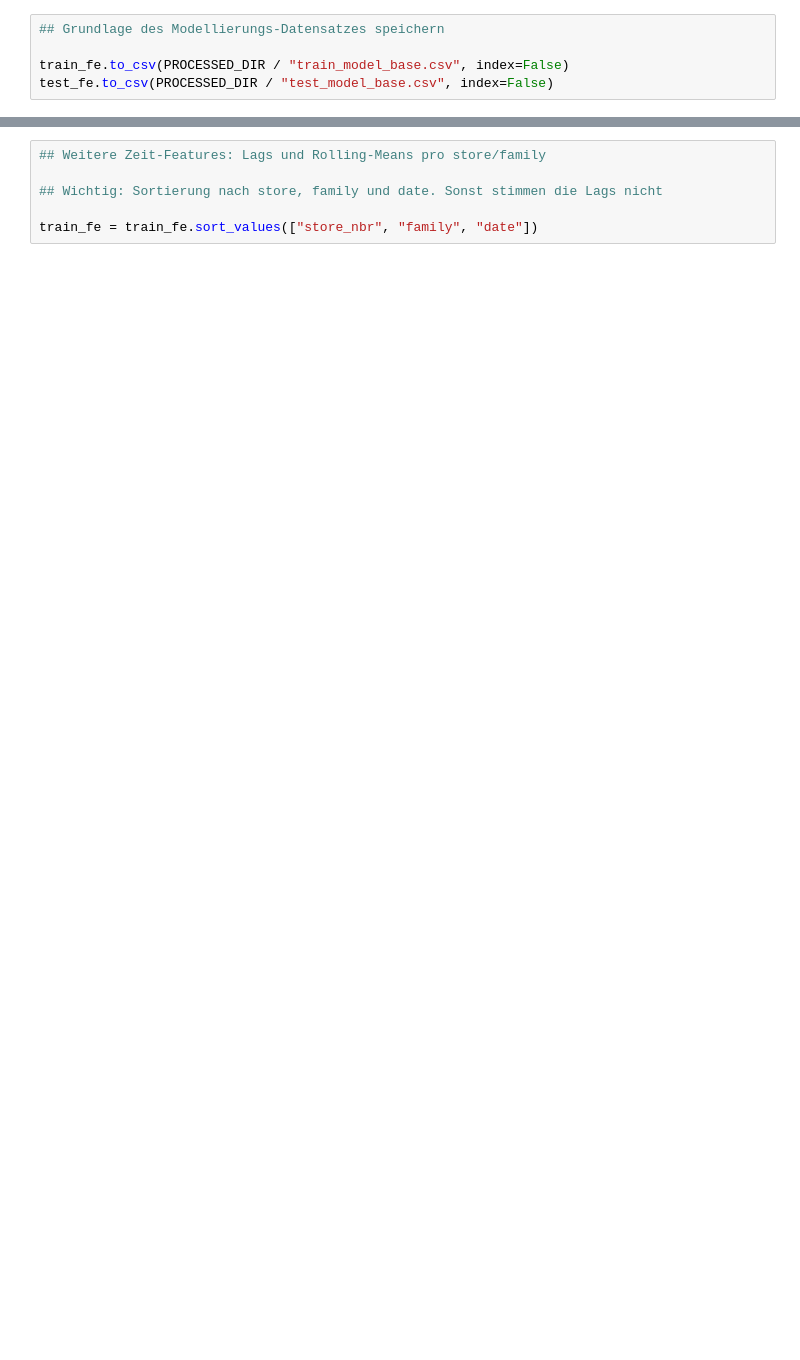
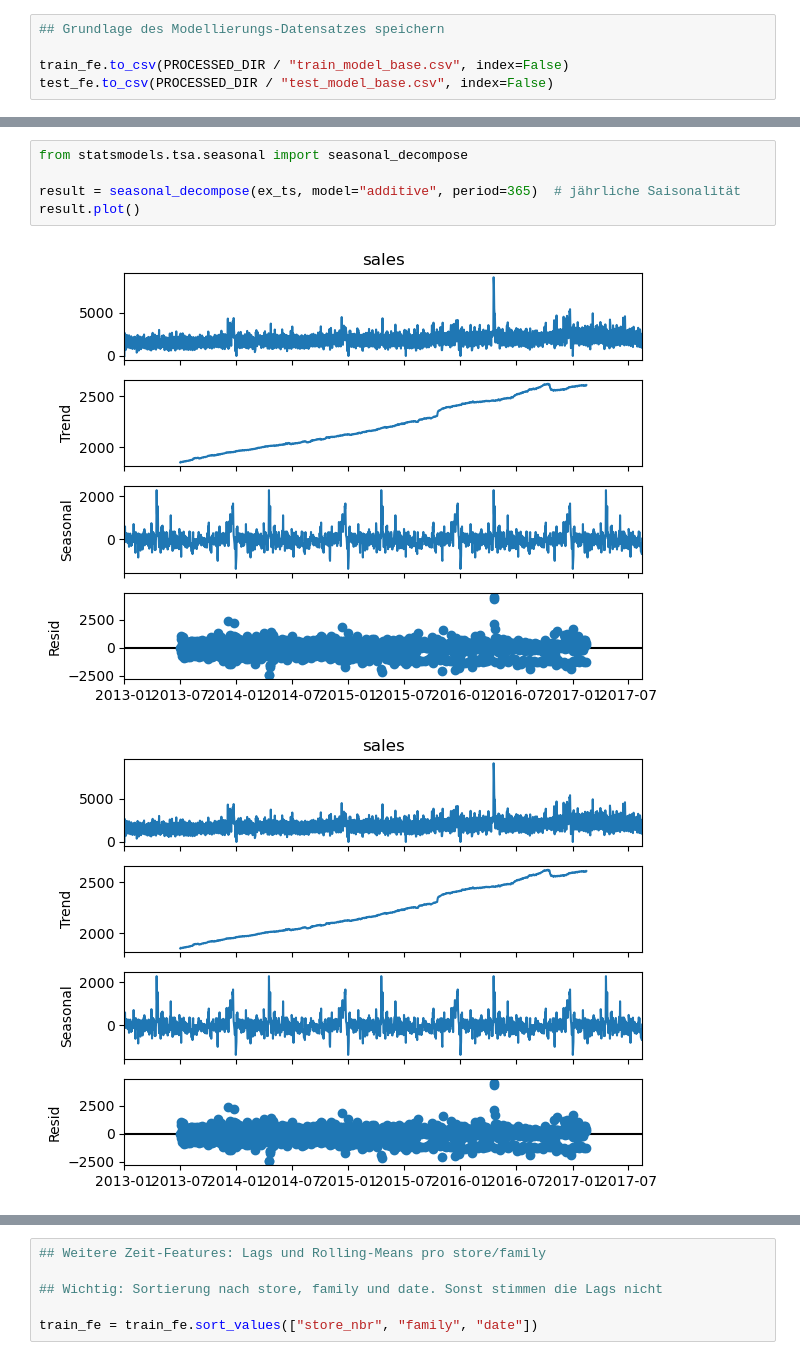
Before and after one commit to NeliDilkova/store-sales, a Jupyter notebook: notebooks/03_feature_engineering.ipynb, the cells around one changed output, grey strips where cells are left out. Saved outputs shown, nothing was run; the diff lists cells and outputs as text; blank space fills up the shorter version.

```diff
--- a/notebooks/03_feature_engineering.ipynb
+++ b/notebooks/03_feature_engineering.ipynb
@@ -116,0 +214,8 @@ test_fe.to_csv(PROCESSED_DIR / "test_model_base.csv", index=False)
+# %%
+from statsmodels.tsa.seasonal import seasonal_decompose
+
+result = seasonal_decompose(ex_ts, model="additive", period=365)  # jährliche Saisonalität
+result.plot()
+# %% [output]
+[figure, added]
+[figure, added]
```
Also changed, not shown: parts of 34 cells of this notebook.
